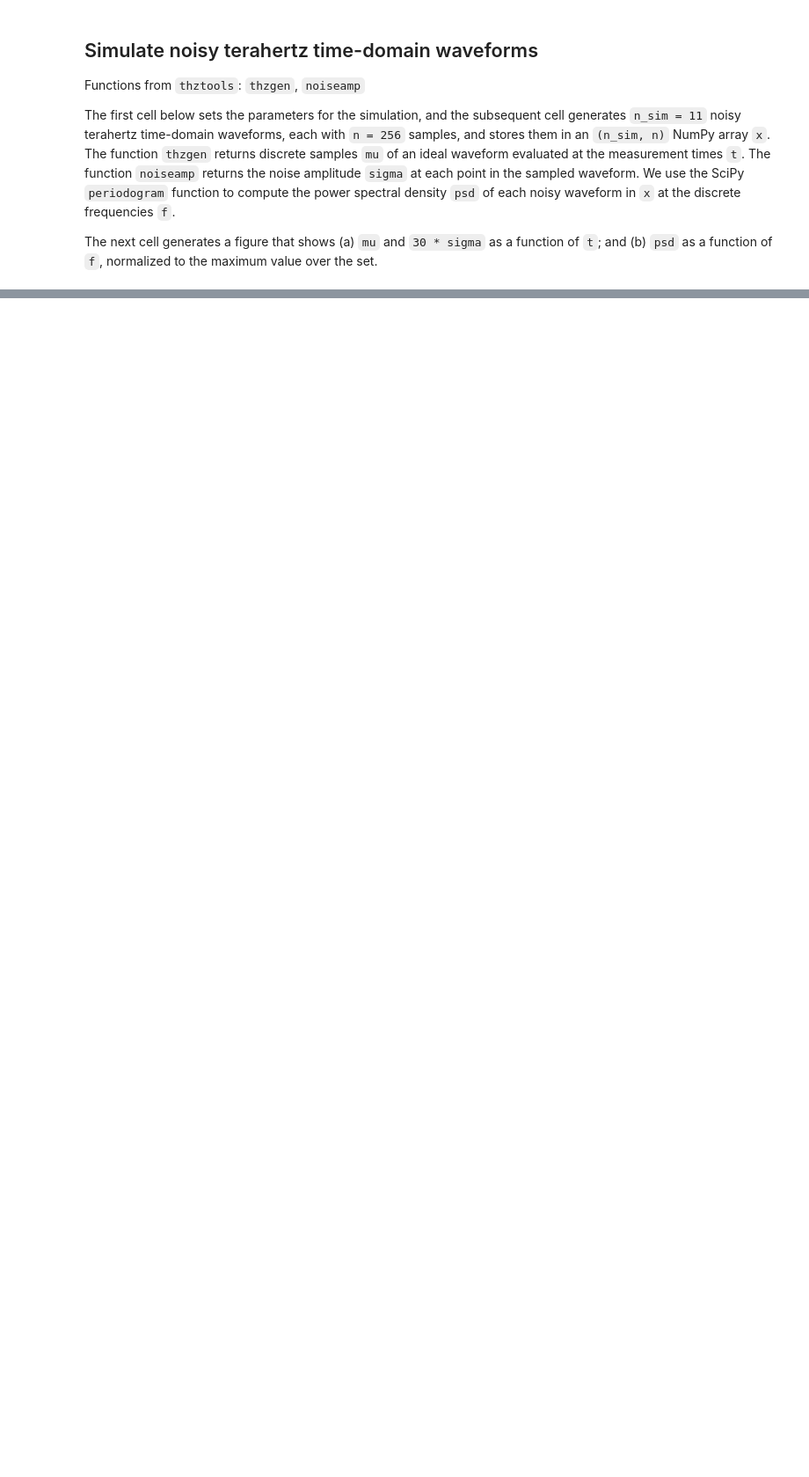
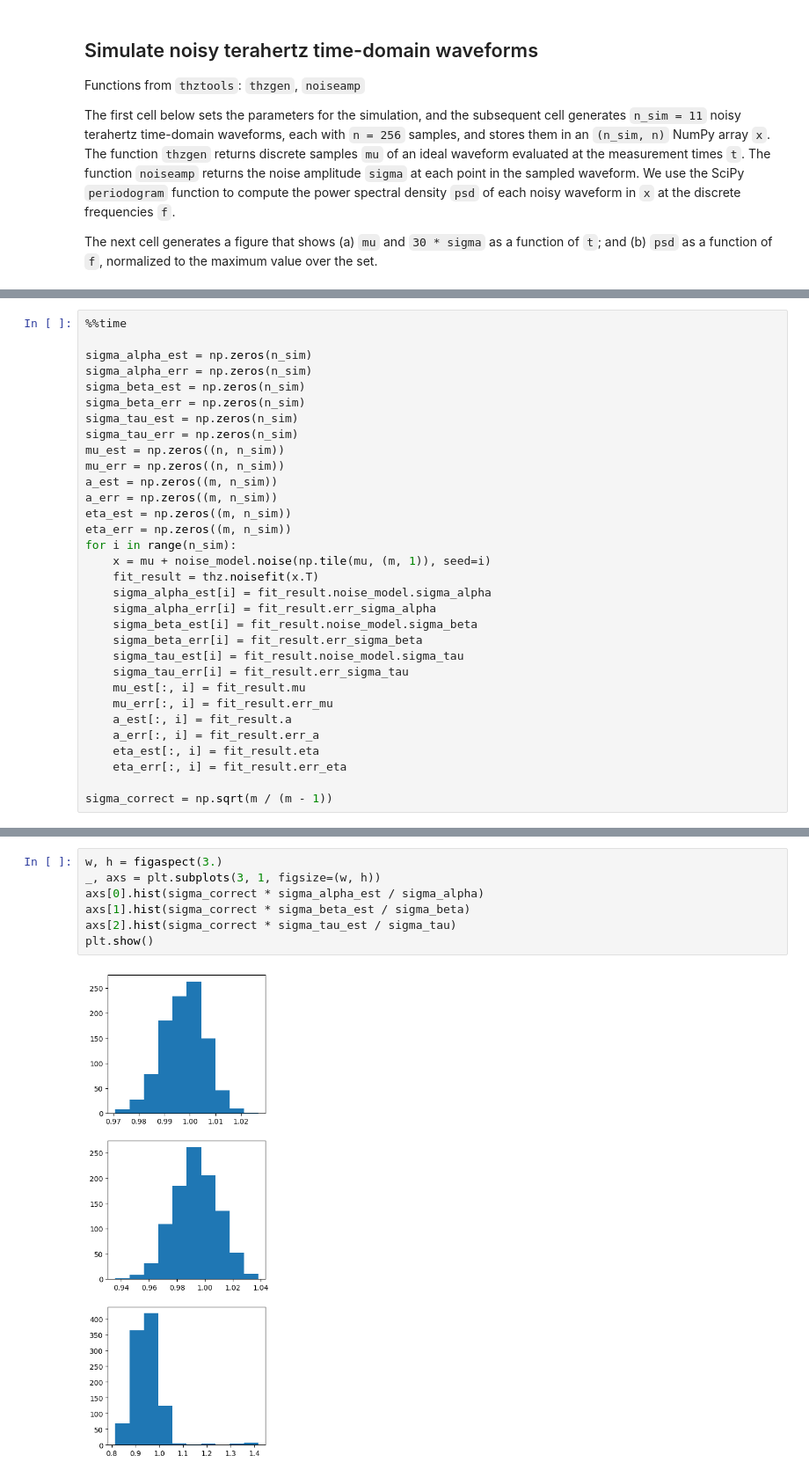
Before and after one commit to dodge-research-group/thztools, a Jupyter notebook: examples/simulation-example-2.ipynb, the cells around one changed output, grey strips where cells are left out. Shown at 88% size. Cells and saved outputs as stored; diff of their text form; blank space fills up the shorter version.

```diff
--- a/examples/simulation-example-2.ipynb
+++ b/examples/simulation-example-2.ipynb
@@ -592,0 +47,32 @@ plt.show()
+# %%
+%%time
+
+sigma_alpha_est = np.zeros(n_sim)
+sigma_alpha_err = np.zeros(n_sim)
+sigma_beta_est = np.zeros(n_sim)
+sigma_beta_err = np.zeros(n_sim)
+sigma_tau_est = np.zeros(n_sim)
+sigma_tau_err = np.zeros(n_sim)
+mu_est = np.zeros((n, n_sim))
+mu_err = np.zeros((n, n_sim))
+a_est = np.zeros((m, n_sim))
+a_err = np.zeros((m, n_sim))
+eta_est = np.zeros((m, n_sim))
+eta_err = np.zeros((m, n_sim))
+for i in range(n_sim):
+    x = mu + noise_model.noise(np.tile(mu, (m, 1)), seed=i)
+    fit_result = thz.noisefit(x.T)
+    sigma_alpha_est[i] = fit_result.noise_model.sigma_alpha
+    sigma_alpha_err[i] = fit_result.err_sigma_alpha
+    sigma_beta_est[i] = fit_result.noise_model.sigma_beta
+    sigma_beta_err[i] = fit_result.err_sigma_beta
+    sigma_tau_est[i] = fit_result.noise_model.sigma_tau
+    sigma_tau_err[i] = fit_result.err_sigma_tau
+    mu_est[:, i] = fit_result.mu
+    mu_err[:, i] = fit_result.err_mu
+    a_est[:, i] = fit_result.a
+    a_err[:, i] = fit_result.err_a
+    eta_est[:, i] = fit_result.eta
+    eta_err[:, i] = fit_result.err_eta
+
+sigma_correct = np.sqrt(m / (m - 1))
@@ -592,0 +143,9 @@ plt.show()
+# %%
+w, h = figaspect(3.)
+_, axs = plt.subplots(3, 1, figsize=(w, h))
+axs[0].hist(sigma_correct * sigma_alpha_est / sigma_alpha)
+axs[1].hist(sigma_correct * sigma_beta_est / sigma_beta)
+axs[2].hist(sigma_correct * sigma_tau_est / sigma_tau)
+plt.show()
+# %% [output]
+[figure, added]
```
Also changed, not shown: parts of 20 cells of this notebook, 2 other files.
